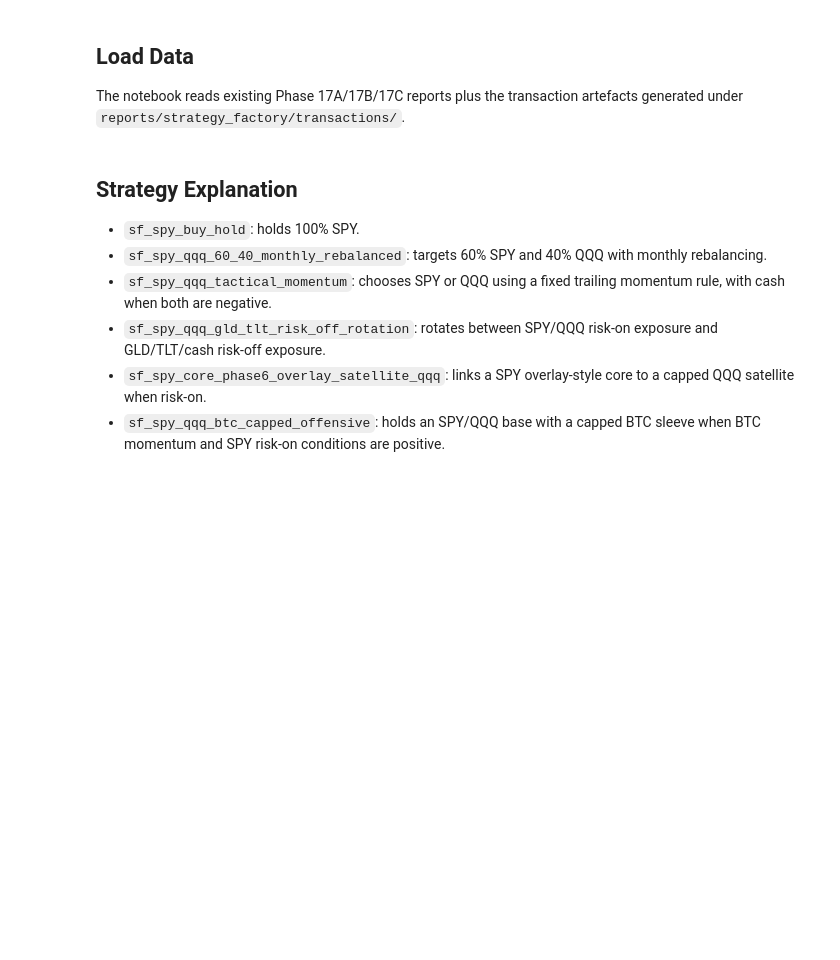
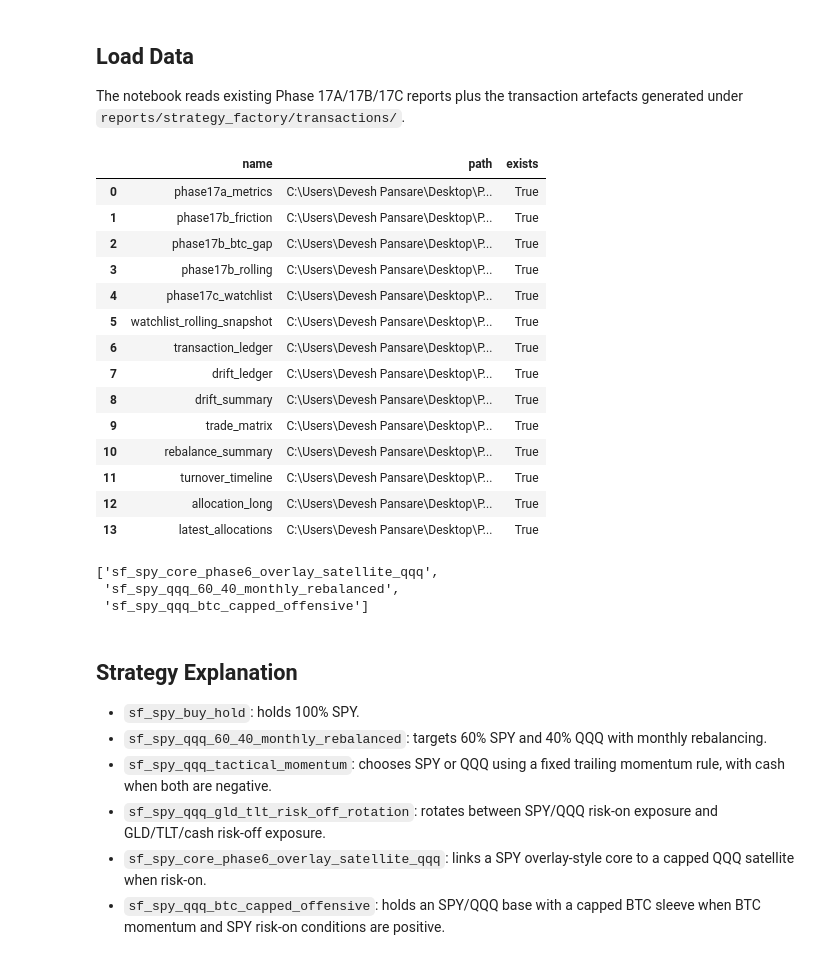
Before and after one commit to dvp2004/market-strats-lab, a Jupyter notebook: notebooks/phase17c_strategy_factory_transaction_visuals.ipynb, the cells around one changed output. Drawn from its saved outputs; the diff is of its cells as text; code cells hidden in the pictures; blank space fills up the shorter version.

```diff
--- a/notebooks/phase17c_strategy_factory_transaction_visuals.ipynb
+++ b/notebooks/phase17c_strategy_factory_transaction_visuals.ipynb
@@ -14,42 +14,82 @@ The notebook reads existing Phase 17A/17B/17C reports plus the transaction
 artefacts generated under `reports/strategy_factory/transactions/`.
 # %%
 from pathlib import Path
+import sys
 
 import matplotlib
 matplotlib.use("Agg")
 
 import matplotlib.pyplot as plt
 import pandas as pd
 from IPython.display import Image, display
 
 cwd = Path.cwd().resolve()
 root = cwd if (cwd / "reports").exists() else cwd.parent
+if str(root) not in sys.path:
+    sys.path.insert(0, str(root))
+
+from scripts.build_strategy_factory_transaction_notebook import (  # noqa: E402
+    WATCHLIST_DISPLAY_COLUMNS,
+    normalise_watchlist_for_display,
+)
+ROLLING_3Y_BEAT_RATE_FIELD = "rolling_3y_candidate_beats_spy_pct"
+
 strategy_dir = root / "reports" / "strategy_factory"
 transaction_dir = strategy_dir / "transactions"
 chart_dir = transaction_dir / "charts"
 
 files = {
     "phase17a_metrics": strategy_dir / "phase17a_strategy_factory_metrics.csv",
     "phase17b_friction": strategy_dir / "phase17b_friction_metrics.csv",
     "phase17b_btc_gap": strategy_dir / "phase17b_btc_weekend_gap_diagnostic.csv",
+    "phase17b_rolling": strategy_dir / "phase17b_rolling_relative_summary.csv",
     "phase17c_watchlist": strategy_dir / "watchlist" / "phase17c_watchlist_candidates.csv",
+    "watchlist_rolling_snapshot": (
+        strategy_dir / "watchlist" / "dashboard" / "watchlist_rolling_snapshot.csv"
+    ),
     "transaction_ledger": transaction_dir / "strategy_transaction_ledger.csv",
     "drift_ledger": transaction_dir / "strategy_drift_rebalance_ledger.csv",
     "drift_summary": transaction_dir / "strategy_drift_rebalance_summary.csv",
     "trade_matrix": transaction_dir / "strategy_rebalance_trade_matrix.csv",
     "rebalance_summary": transaction_dir / "strategy_rebalance_summary.csv",
     "turnover_timeline": transaction_dir / "strategy_turnover_timeline.csv",
     "allocation_long": transaction_dir / "strategy_asset_allocation_long.csv",
     "latest_allocations": transaction_dir / "strategy_latest_allocations.csv",
 }
 pd.DataFrame(
     [{"name": name, "path": str(path), "exists": path.exists()} for name, path in files.items()]
 )
+# %% [output]
+|  | name | path | exists |
+| 0 | phase17a_metrics | C:\Users\Devesh Pansare\Desktop\P... | True |
+| 1 | phase17b_friction | C:\Users\Devesh Pansare\Desktop\P... | True |
+| 2 | phase17b_btc_gap | C:\Users\Devesh Pansare\Desktop\P... | True |
+| 3 | phase17b_rolling | C:\Users\Devesh Pansare\Desktop\P... | True |
+| 4 | phase17c_watchlist | C:\Users\Devesh Pansare\Desktop\P... | True |
+| 5 | watchlist_rolling_snapshot | C:\Users\Devesh Pansare\Desktop\P... | True |
+| 6 | transaction_ledger | C:\Users\Devesh Pansare\Desktop\P... | True |
+| 7 | drift_ledger | C:\Users\Devesh Pansare\Desktop\P... | True |
+| 8 | drift_summary | C:\Users\Devesh Pansare\Desktop\P... | True |
+| 9 | trade_matrix | C:\Users\Devesh Pansare\Desktop\P... | True |
+| 10 | rebalance_summary | C:\Users\Devesh Pansare\Desktop\P... | True |
+| 11 | turnover_timeline | C:\Users\Devesh Pansare\Desktop\P... | True |
+| 12 | allocation_long | C:\Users\Devesh Pansare\Desktop\P... | True |
+| 13 | latest_allocations | C:\Users\Devesh Pansare\Desktop\P... | True |
 # %%
 metrics = pd.read_csv(files["phase17a_metrics"])
 friction = pd.read_csv(files["phase17b_friction"])
 btc_gap = pd.read_csv(files["phase17b_btc_gap"])
 watchlist = pd.read_csv(files["phase17c_watchlist"])
+watchlist_rolling = (
+    pd.read_csv(files["watchlist_rolling_snapshot"])
+    if files["watchlist_rolling_snapshot"].exists()
+    else pd.DataFrame()
+)
+phase17b_rolling = (
+    pd.read_csv(files["phase17b_rolling"])
+    if files["phase17b_rolling"].exists()
+    else pd.DataFrame()
+)
 ledger = pd.read_csv(files["transaction_ledger"])
 drift_ledger = pd.read_csv(files["drift_ledger"])
 drift_summary = pd.read_csv(files["drift_summary"])
@@ -60,8 +100,17 @@ allocation = pd.read_csv(files["allocation_long"])
 latest_allocations = pd.read_csv(files["latest_allocations"])
 
 watchlist_ids = watchlist["candidate_id"].astype(str).tolist()
+watchlist_enriched, missing_watchlist_display_cols = normalise_watchlist_for_display(
+    watchlist,
+    watchlist_rolling=watchlist_rolling,
+    phase17b_rolling=phase17b_rolling,
+)
 all_strategy_ids = sorted(allocation["strategy_id"].astype(str).unique())
 watchlist_ids
+# %% [output]
+['sf_spy_core_phase6_overlay_satellite_qqq',
+ 'sf_spy_qqq_60_40_monthly_rebalanced',
+ 'sf_spy_qqq_btc_capped_offensive']
 # %% [markdown]
 ## Strategy Explanation
 
```
Also changed, not shown: parts of 19 cells of this notebook, 7 other files.
